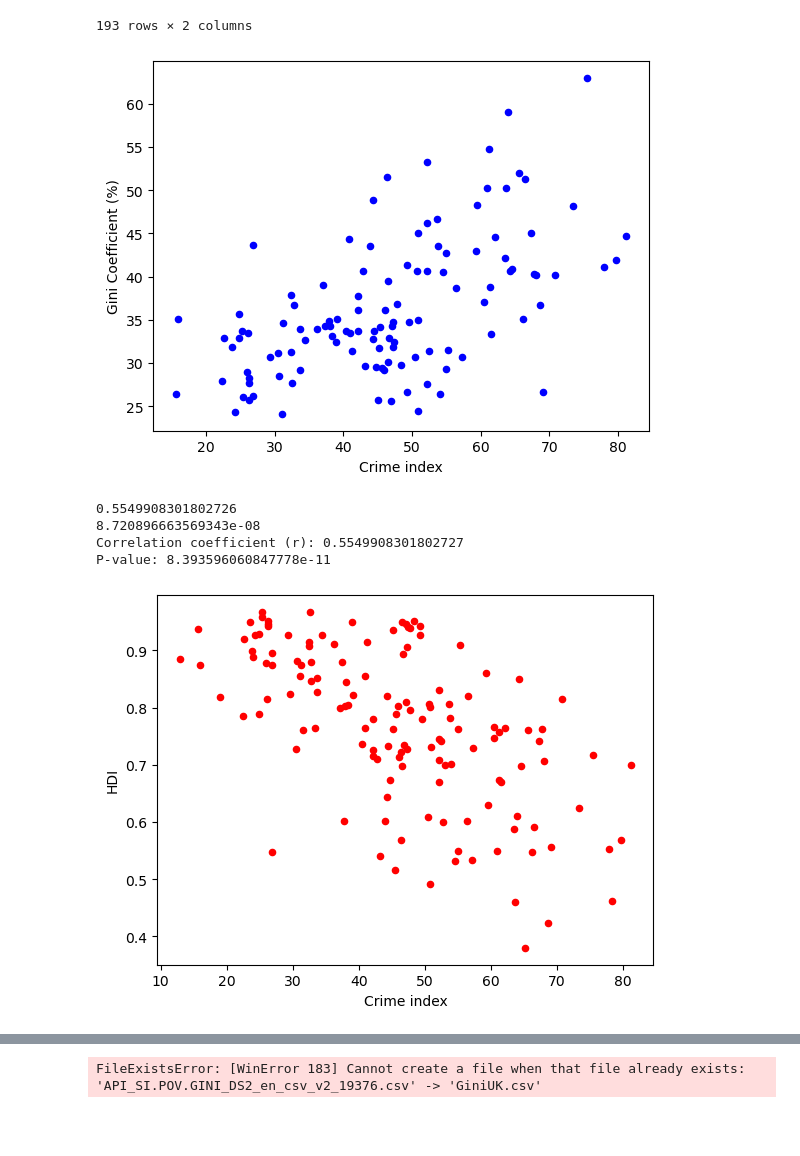
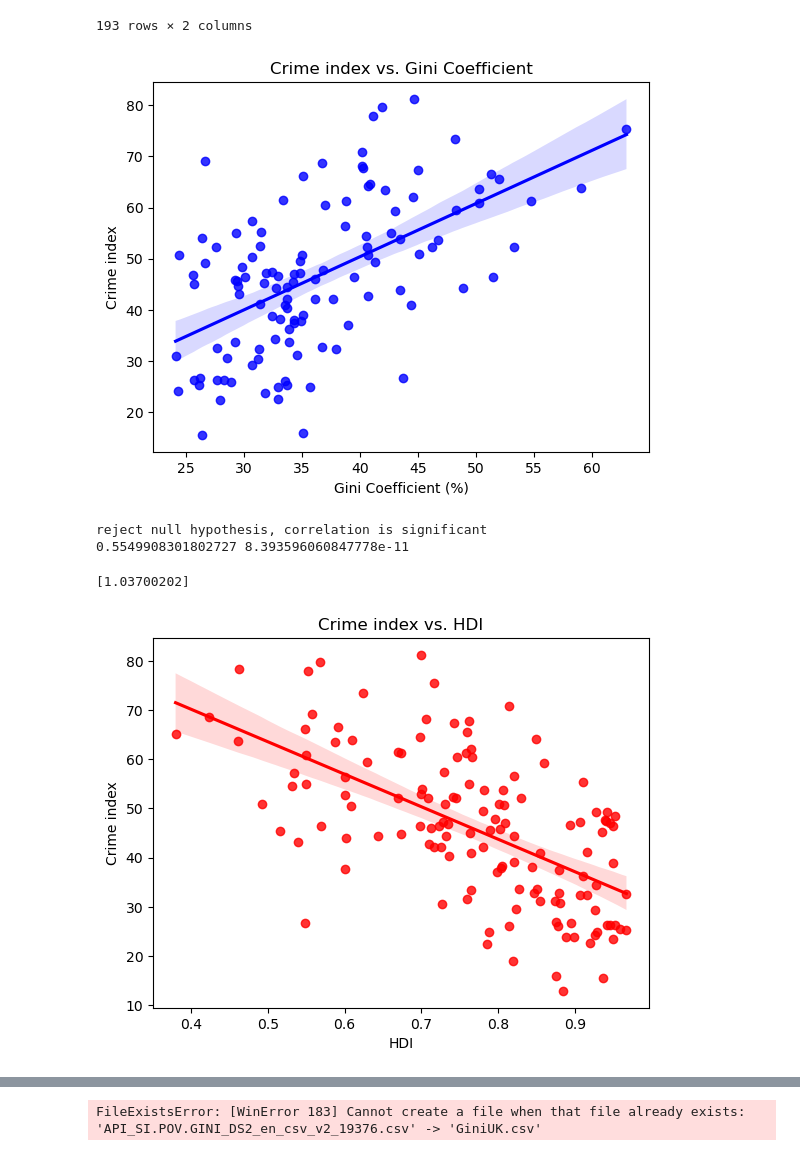
Before and after one commit to blueron05/730049432, a Jupyter notebook: projectCode.ipynb, the cells around one changed output, grey strips where cells are left out. Cells and saved outputs as stored; diff of their text form; code cells hidden in the pictures; blank space fills up the shorter version.

```diff
--- a/projectCode.ipynb
+++ b/projectCode.ipynb
@@ -125,53 +125,63 @@ HDIdf
 193 rows × 2 columns
 # %%
 import matplotlib.pyplot as plt
+import seaborn as sns
 #we will use matplotlib for plots
 crimevsgini = pd.merge(Crimedf, Ginidf, on="Country",how="inner")
 #merging crime and gini dataframe so we can compare them
 crimevsgini
-scatter1 = crimevsgini.plot.scatter(x="Crime index", y="Gini Coefficient (%)", c="Blue")
-#making scatter plot
-fig = scatter1.get_figure()
+sns.regplot(x=crimevsgini["Gini Coefficient (%)"], y=crimevsgini["Crime index"], line_kws={"color": "blue"}, scatter_kws={"color": "blue"})
+
+plt.xlabel("Gini Coefficient (%)")
+plt.ylabel("Crime index")
+plt.title("Crime index vs. Gini Coefficient")
+plt.show()
+#fig = scatter1.get_figure()
 fig.savefig("CrimevsGini.png")
 #saving the figure as a png
 # %% [output]
-[figure, old version]
+[figure, new version]
 # %%
-from numpy import cov
-import statistics
-import math
-from scipy.stats import t
+#testing for correlation
+import scipy.stats
 
 crimevsgini = crimevsgini.dropna()
-n= len(crimevsgini)
-covariance = cov(crimevsgini["Crime index"], crimevsgini["Gini Coefficient (%)"])
-
-cov_xy = covariance[0, 1]
-
+#dropping null columns
 crimeList = list(crimevsgini["Crime index"])
 giniList = list(crimevsgini["Gini Coefficient (%)"])
-
-stdevx = statistics.stdev(crimeList)
-stdevy = statistics.stdev(giniList)
-
-corr = cov_xy/(stdevx*stdevy)
-
-tvalue = corr*math.sqrt((n-2)/(1-corr**2))
-df = 28
-pvalue = 2 * t.sf(abs(tvalue), df)
-print(corr)
-print(pvalue)
+#converting the columns to list form
+coeffcient, pvalue = scipy.stats.pearsonr(crimeList, giniList)
+#this calculates the pvalue which we can use to determine if correlation is significant
+if pvalue < 0.05:
+    print("reject null hypothesis, correlation is significant")
+else:
+    print("do not reject, insufficient evidence")
+print(coeffcient, pvalue)
 # %% [output]
-0.5549908301802726
-8.720896663569343e-08
-Correlation coefficient (r): 0.5549908301802727
-P-value: 8.393596060847778e-11
+reject null hypothesis, correlation is significant
+0.5549908301802727 8.393596060847778e-11
+# %%
+from sklearn import linear_model
+
+regr1 = linear_model.LinearRegression()
+x = crimevsgini[["Gini Coefficient (%)"]]
+y = crimevsgini["Crime index"]
+regr1.fit(x, y)
+
+print(regr1.coef_)
+# %% [output]
+[1.03700202]
 # %%
-crimevsHDI = pd.merge(Crimedf, HDIdf, on="Country")
-crimevsHDI
-scatter2 = crimevsHDI.plot.scatter(x="Crime index", y="HDI", c="red")
-fig = scatter2.get_figure()
+CrimevsHDI = pd.merge(Crimedf, HDIdf, on="Country")
+CrimevsHDI
+sns.regplot(x=CrimevsHDI ["HDI"], y=CrimevsHDI ["Crime index"], line_kws={"color": "red"}, scatter_kws={"color": "red"})
+
+plt.xlabel("HDI")
+plt.ylabel("Crime index")
+plt.title("Crime index vs. HDI")
+plt.show()
+
 fig.savefig("CrimevsHDI.png")
 # %% [output]
-[figure, old version]
+[figure, new version]
 # %%
```
Also changed, not shown: parts of 11 cells of this notebook, 3 other files.
